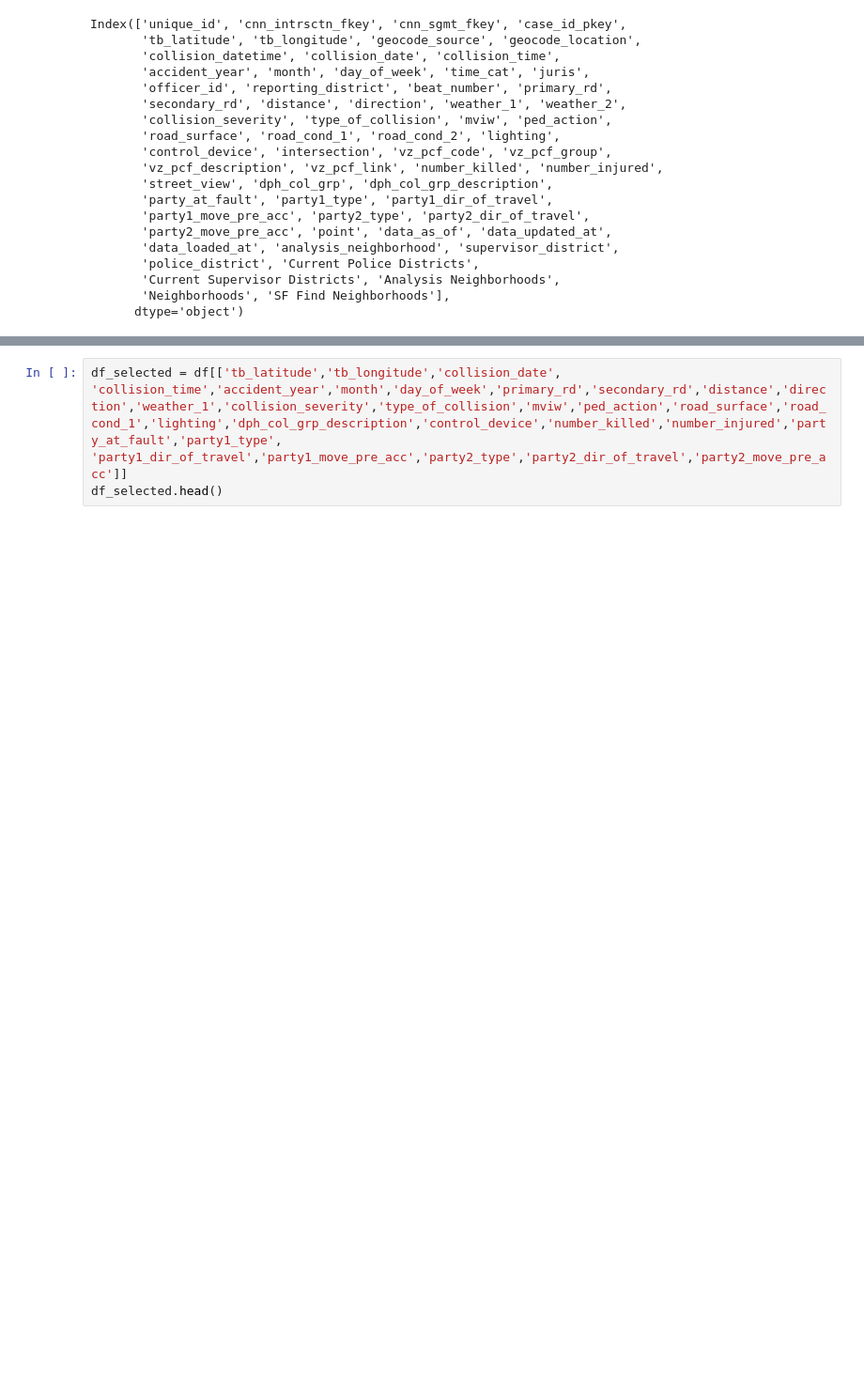
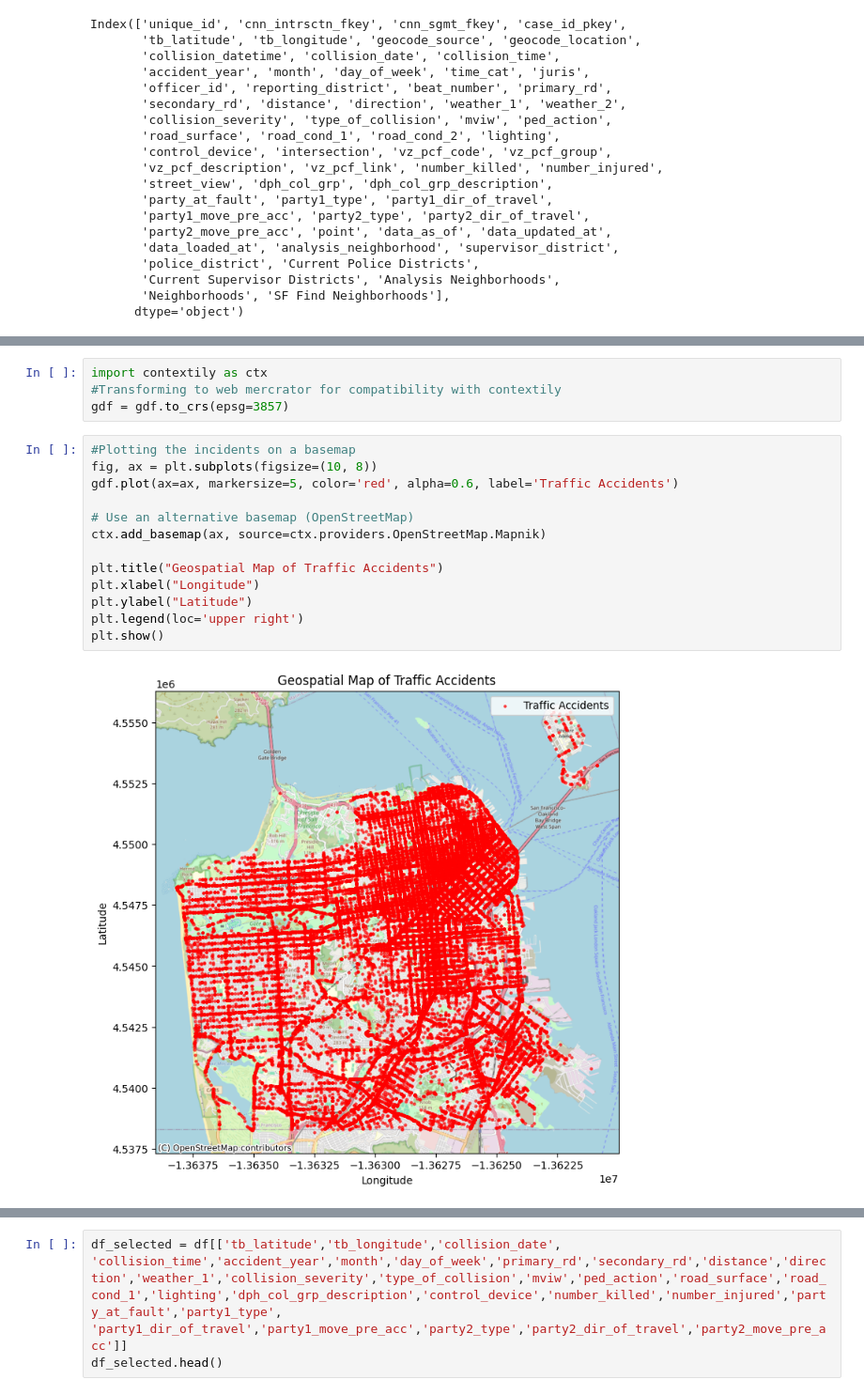
Before and after one commit to JmercyA/CAPSTONE-PROJECT-GROUP-3, a Jupyter notebook: notebooks/Mitchelle_Wayua.ipynb, the cells around one changed output, grey strips where cells are left out. Shown at 94% size. Drawn from its saved outputs; the diff is of its cells as text; blank space fills up the shorter version.

```diff
--- a/notebooks/Mitchelle_Wayua.ipynb
+++ b/notebooks/Mitchelle_Wayua.ipynb
@@ -115,0 +171,19 @@ Index(['unique_id', 'cnn_intrsctn_fkey', 'cnn_sgmt_fkey', 'case_id_pkey',
+# %%
+import contextily as ctx
+#Transforming to web mercrator for compatibility with contextily
+gdf = gdf.to_crs(epsg=3857)
+# %%
+#Plotting the incidents on a basemap
+fig, ax = plt.subplots(figsize=(10, 8))
+gdf.plot(ax=ax, markersize=5, color='red', alpha=0.6, label='Traffic Accidents')
+
+# Use an alternative basemap (OpenStreetMap)
+ctx.add_basemap(ax, source=ctx.providers.OpenStreetMap.Mapnik)
+
+plt.title("Geospatial Map of Traffic Accidents")
+plt.xlabel("Longitude")
+plt.ylabel("Latitude")
+plt.legend(loc='upper right')
+plt.show()
+# %% [output]
+[figure, added]
```
Also changed, not shown: parts of 20 cells of this notebook.
